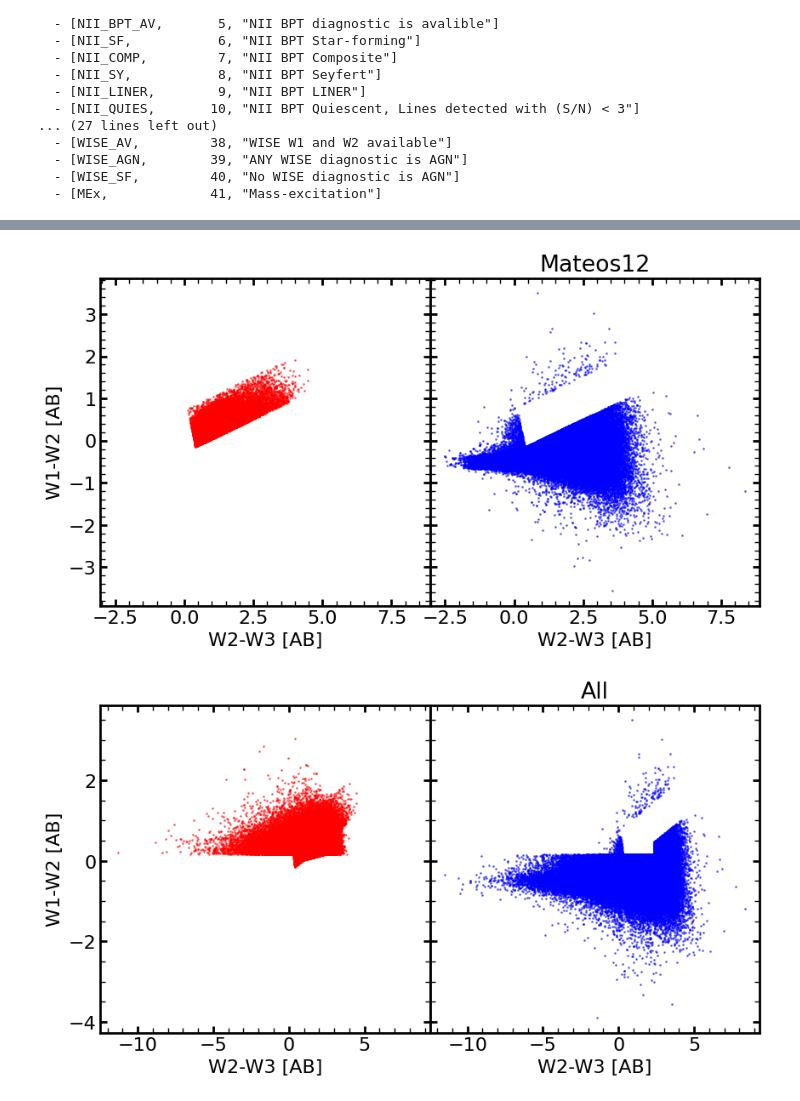
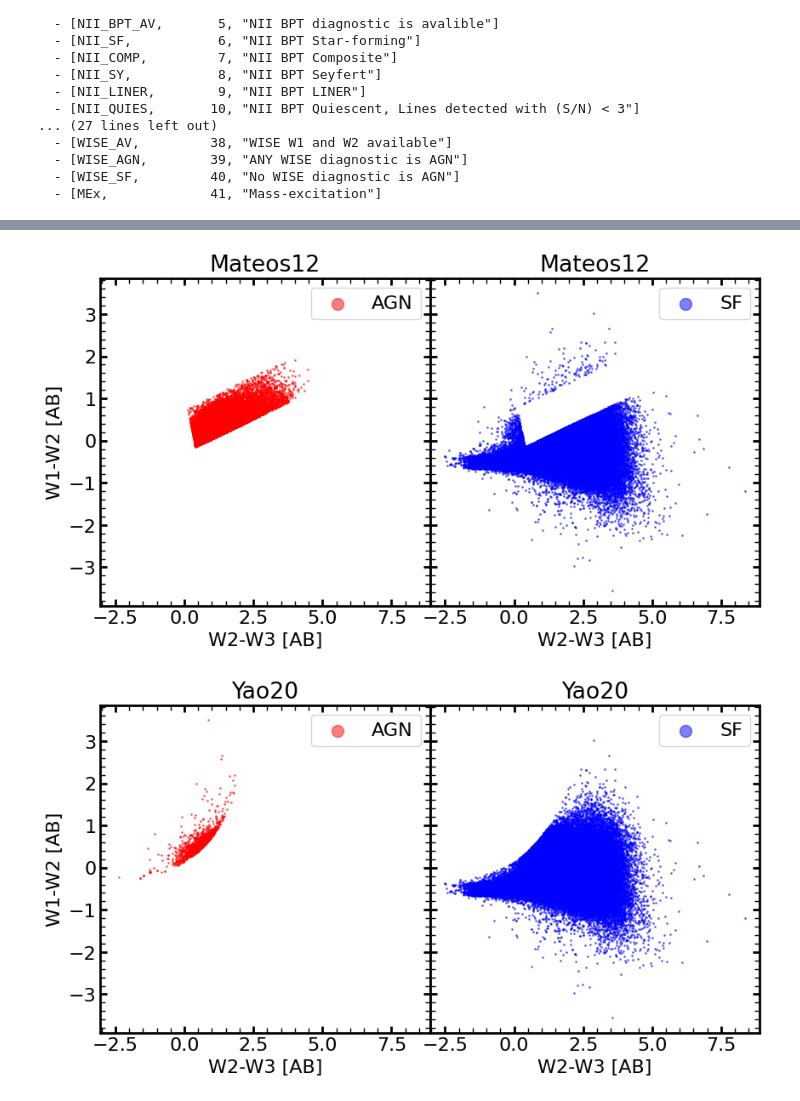
Before and after one commit to cosmodesi/desigaldev, a Jupyter notebook: AgnCats/notebooks/test_IR_AGN_diagnostics.ipynb, the cells around one changed output, grey strips where cells are left out. Cells and saved outputs as stored; diff of their text form; code cells hidden in the pictures.

```diff
--- a/AgnCats/notebooks/test_IR_AGN_diagnostics.ipynb
+++ b/AgnCats/notebooks/test_IR_AGN_diagnostics.ipynb
@@ -165,7 +150,14 @@ is_wise = (T['AGN_TYPE'] & AGN_TYPE.WISE_AGN != 0)
 w1w2 = -2.5*np.log10(T['FLUX_W1']/T['FLUX_W2'])
 w2w3 = -2.5*np.log10(T['FLUX_W2']/T['FLUX_W3'])
 # %%
+## Figure with separate panel for AGN (left) and SF (right)
 fig, (ax1, ax2) = plt.subplots(1, 2, figsize=(12,6))
-ax1.scatter(w2w3[is_wise], w1w2[is_wise], color='r', s=1, alpha=0.5)
-ax2.scatter(w2w3[~is_wise], w1w2[~is_wise], color='b', s=1, alpha=0.5)
+ax1.scatter(w2w3[is_wise], w1w2[is_wise], color='r', s=1, alpha=0.5, label='AGN')
+ax2.scatter(w2w3[~is_wise], w1w2[~is_wise], color='b', s=1, alpha=0.5, label='SF')
+
+for ax in [ax1, ax2]:
+    ax.set_xlabel('W2-W3 [AB]')
+    ax.set_title('All WISE diagnostics')
+    ax.legend(markerscale=10)
+ax1.set_ylabel('W1-W2 [AB]')
 # %% [output]
@@ -301,7 +165,0 @@ def WISE_colors_debug(input, snr=3, mask=None, diag='All'):
-# %%
-# Something is wrong above, try again with a copy
-#from AGNdiagnosticsFunctionsDESI import WISE_colors
-
-#W1W2_avail, agn_ir, sf_ir = WISE_colors(T, snr=3., mask=None)
-
-W1W2_avail, agn_ir, sf_ir = WISE_colors_debug(T, snr=3., mask=None)
@@ -308,18 +168,21 @@ W1W2_avail, agn_ir, sf_ir = WISE_colors_debug(T, snr=3., mask=None)
 # %%
-diags = ['Stern12', 'Jarrett11', 'Mateos12', 'All']
+from AGNdiagnosticsFunctionsDESI import WISE_colors
+
+diags = ['Stern12', 'Jarrett11', 'Mateos12', 'Yao20', 'Hviding22', 'All']
 
 for diag in diags:
 
-    W1W2_avail, agn_ir, sf_ir = WISE_colors_debug(T, snr=3., mask=None, diag=diag)
+    W1W2_avail, agn_ir, sf_ir = WISE_colors(T, snr=3., mask=None, diag=diag)
 
     fig, (ax1, ax2) = plt.subplots(1, 2, figsize=(10,5), sharex=True, sharey=True)
     plt.subplots_adjust(wspace=0.)
 
-    plt.title(diag)
-    ax1.scatter(w2w3[agn_ir], w1w2[agn_ir], color='r', s=1, alpha=0.5)
-    ax2.scatter(w2w3[sf_ir], w1w2[sf_ir], color='b', s=1, alpha=0.5)
+    ax1.scatter(w2w3[agn_ir], w1w2[agn_ir], color='r', s=1, alpha=0.5, label='AGN')
+    ax2.scatter(w2w3[sf_ir], w1w2[sf_ir], color='b', s=1, alpha=0.5, label='SF')
 
     for ax in [ax1, ax2]:
         ax.set_xlabel('W2-W3 [AB]')
+        ax.set_title(diag)
+        ax.legend(markerscale=10)
     ax1.set_ylabel('W1-W2 [AB]')
 # %% [output]
@@ -328,2 +191,2 @@ for diag in diags:
-[figure, old version]
+[figure, new version]
-[figure, old version]
+[figure, new version]
```
Also changed, not shown: parts of 10 cells of this notebook, 1 other file.
